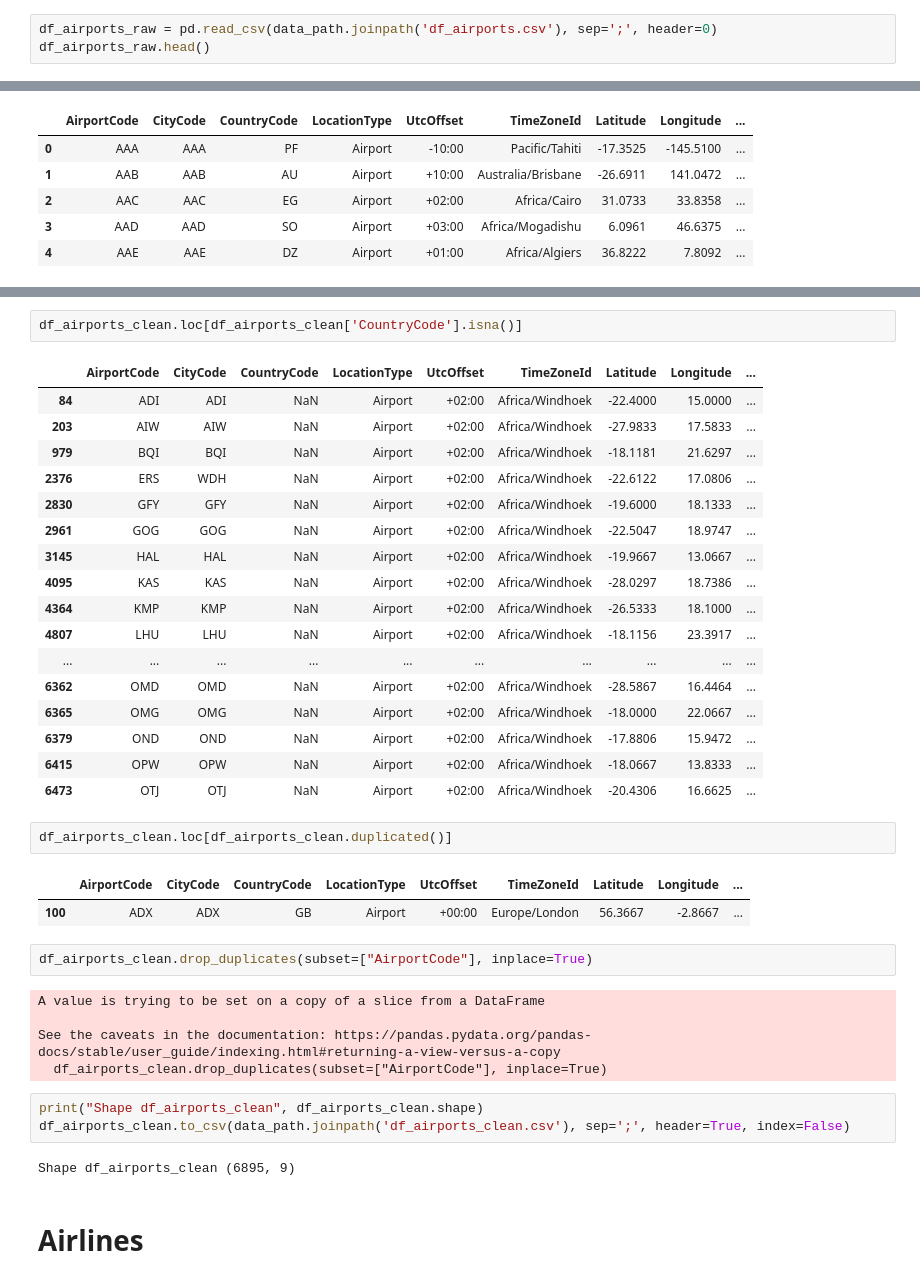
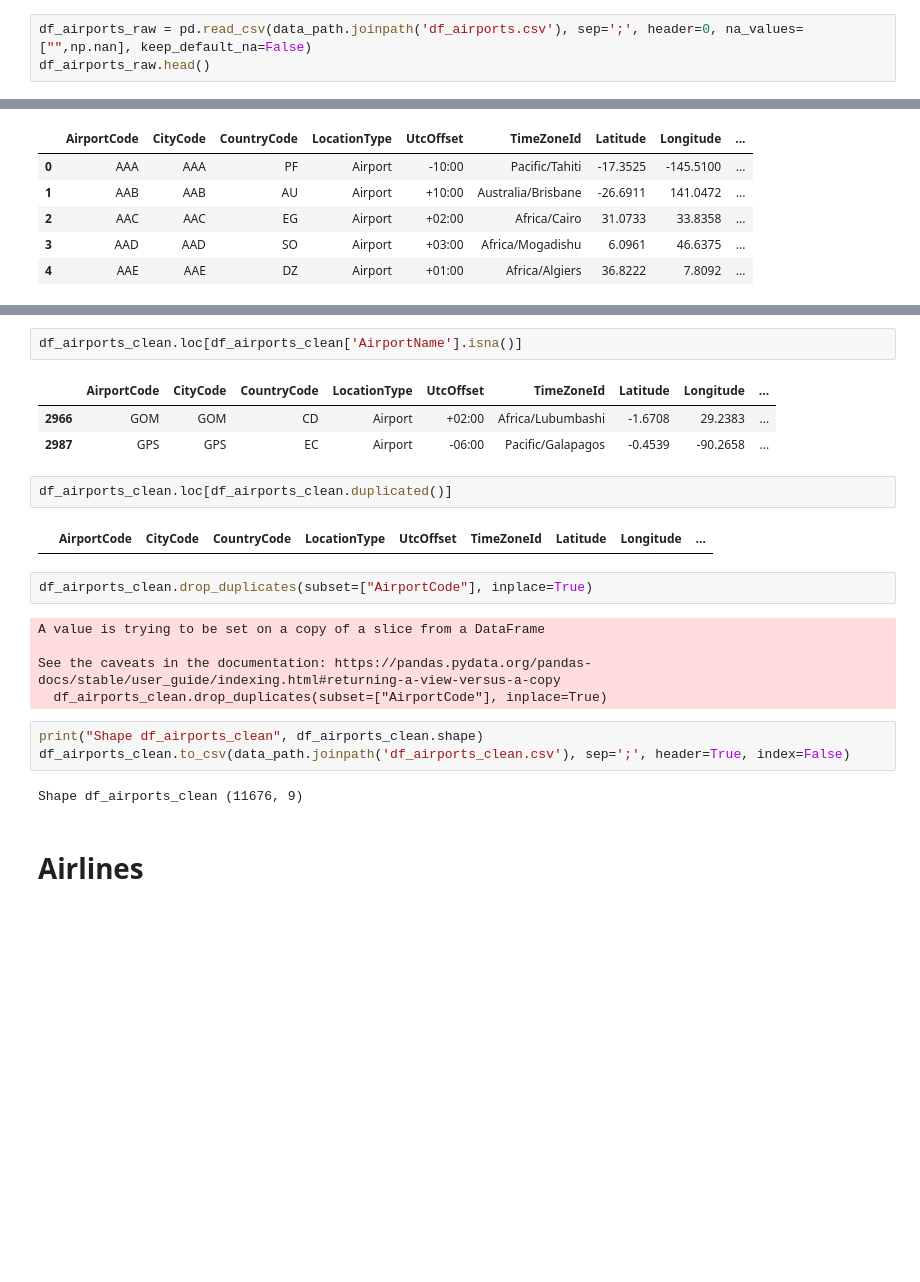
Before and after one commit to mkvph0ch/dst_airlines, a Jupyter notebook: notebooks/clean_lh_data.ipynb, the cells around one changed output, grey strips where cells are left out. Cells and saved outputs as stored; diff of their text form; blank space fills up the shorter version.

Commit message:
clean LH data updated

```diff
--- a/notebooks/clean_lh_data.ipynb
+++ b/notebooks/clean_lh_data.ipynb
@@ -162,7 +127,7 @@ Shape df_cities_clean (10693, 5)
 # %% [markdown]
 # Airports
 # %%
-df_airports_raw = pd.read_csv(data_path.joinpath('df_airports.csv'), sep=';', header=0)
+df_airports_raw = pd.read_csv(data_path.joinpath('df_airports.csv'), sep=';', header=0, na_values=["",np.nan], keep_default_na=False)
 df_airports_raw.head()
 # %% [output]
 |  | AirportCode | CityCode | CountryCode | LocationType | UtcOffset | TimeZoneId | Position.Coordinate.Latitude | ... |
@@ -206,29 +171,14 @@ AirportName      4
 dtype: int64
 # %%
-df_airports_clean.loc[df_airports_clean['CountryCode'].isna()]
+df_airports_clean.loc[df_airports_clean['AirportName'].isna()]
 # %% [output]
 |  | AirportCode | CityCode | CountryCode | LocationType | UtcOffset | TimeZoneId | Latitude | Longitude | ... |
-| 84 | ADI | ADI | NaN | Airport | +02:00 | Africa/Windhoek | -22.4000 | 15.0000 | ... |
-| 203 | AIW | AIW | NaN | Airport | +02:00 | Africa/Windhoek | -27.9833 | 17.5833 | ... |
-| 979 | BQI | BQI | NaN | Airport | +02:00 | Africa/Windhoek | -18.1181 | 21.6297 | ... |
-| 2376 | ERS | WDH | NaN | Airport | +02:00 | Africa/Windhoek | -22.6122 | 17.0806 | ... |
-| 2830 | GFY | GFY | NaN | Airport | +02:00 | Africa/Windhoek | -19.6000 | 18.1333 | ... |
-| 2961 | GOG | GOG | NaN | Airport | +02:00 | Africa/Windhoek | -22.5047 | 18.9747 | ... |
-| 3145 | HAL | HAL | NaN | Airport | +02:00 | Africa/Windhoek | -19.9667 | 13.0667 | ... |
-| 4095 | KAS | KAS | NaN | Airport | +02:00 | Africa/Windhoek | -28.0297 | 18.7386 | ... |
-| 4364 | KMP | KMP | NaN | Airport | +02:00 | Africa/Windhoek | -26.5333 | 18.1000 | ... |
-| 4807 | LHU | LHU | NaN | Airport | +02:00 | Africa/Windhoek | -18.1156 | 23.3917 | ... |
-| ... | ... | ... | ... | ... | ... | ... | ... | ... | ... |
-| 6362 | OMD | OMD | NaN | Airport | +02:00 | Africa/Windhoek | -28.5867 | 16.4464 | ... |
-| 6365 | OMG | OMG | NaN | Airport | +02:00 | Africa/Windhoek | -18.0000 | 22.0667 | ... |
-| 6379 | OND | OND | NaN | Airport | +02:00 | Africa/Windhoek | -17.8806 | 15.9472 | ... |
-| 6415 | OPW | OPW | NaN | Airport | +02:00 | Africa/Windhoek | -18.0667 | 13.8333 | ... |
-| 6473 | OTJ | OTJ | NaN | Airport | +02:00 | Africa/Windhoek | -20.4306 | 16.6625 | ... |
+| 2966 | GOM | GOM | CD | Airport | +02:00 | Africa/Lubumbashi | -1.6708 | 29.2383 | ... |
+| 2987 | GPS | GPS | EC | Airport | -06:00 | Pacific/Galapagos | -0.4539 | -90.2658 | ... |
 # %%
 df_airports_clean.loc[df_airports_clean.duplicated()]
 # %% [output]
 |  | AirportCode | CityCode | CountryCode | LocationType | UtcOffset | TimeZoneId | Latitude | Longitude | ... |
-| 100 | ADX | ADX | GB | Airport | +00:00 | Europe/London | 56.3667 | -2.8667 | ... |
 # %%
 df_airports_clean.drop_duplicates(subset=["AirportCode"], inplace=True)
 # %% [output]
@@ -240,7 +190,7 @@ See the caveats in the documentation: https://pandas.pydata.org/pandas-docs/stab
 print("Shape df_airports_clean", df_airports_clean.shape)
 df_airports_clean.to_csv(data_path.joinpath('df_airports_clean.csv'), sep=';', header=True, index=False)
 # %% [output]
-Shape df_airports_clean (6895, 9)
+Shape df_airports_clean (11676, 9)
 # %% [markdown]
 # Airlines
 # %%
```
Also changed, not shown: parts of 26 cells of this notebook, 3 other files.
